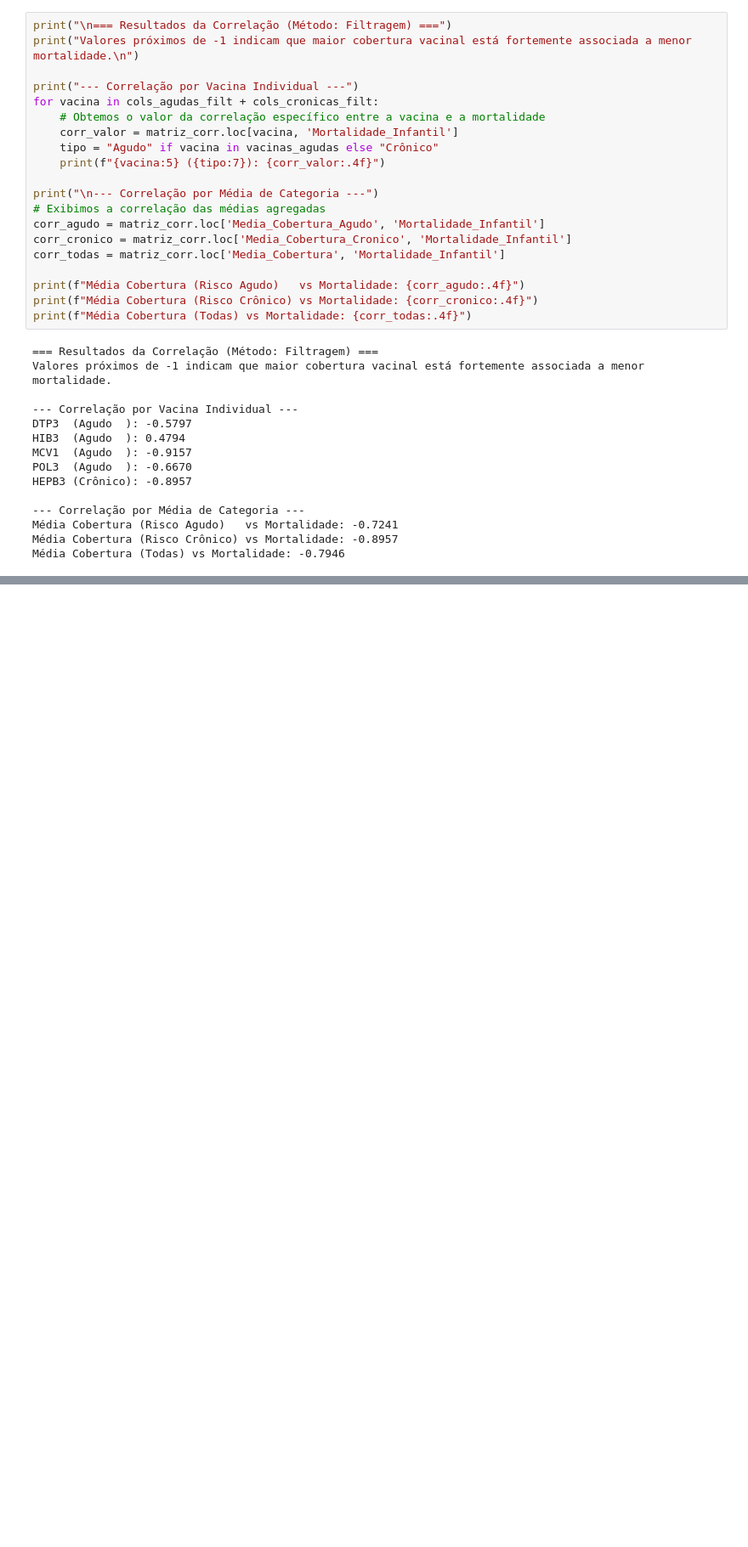
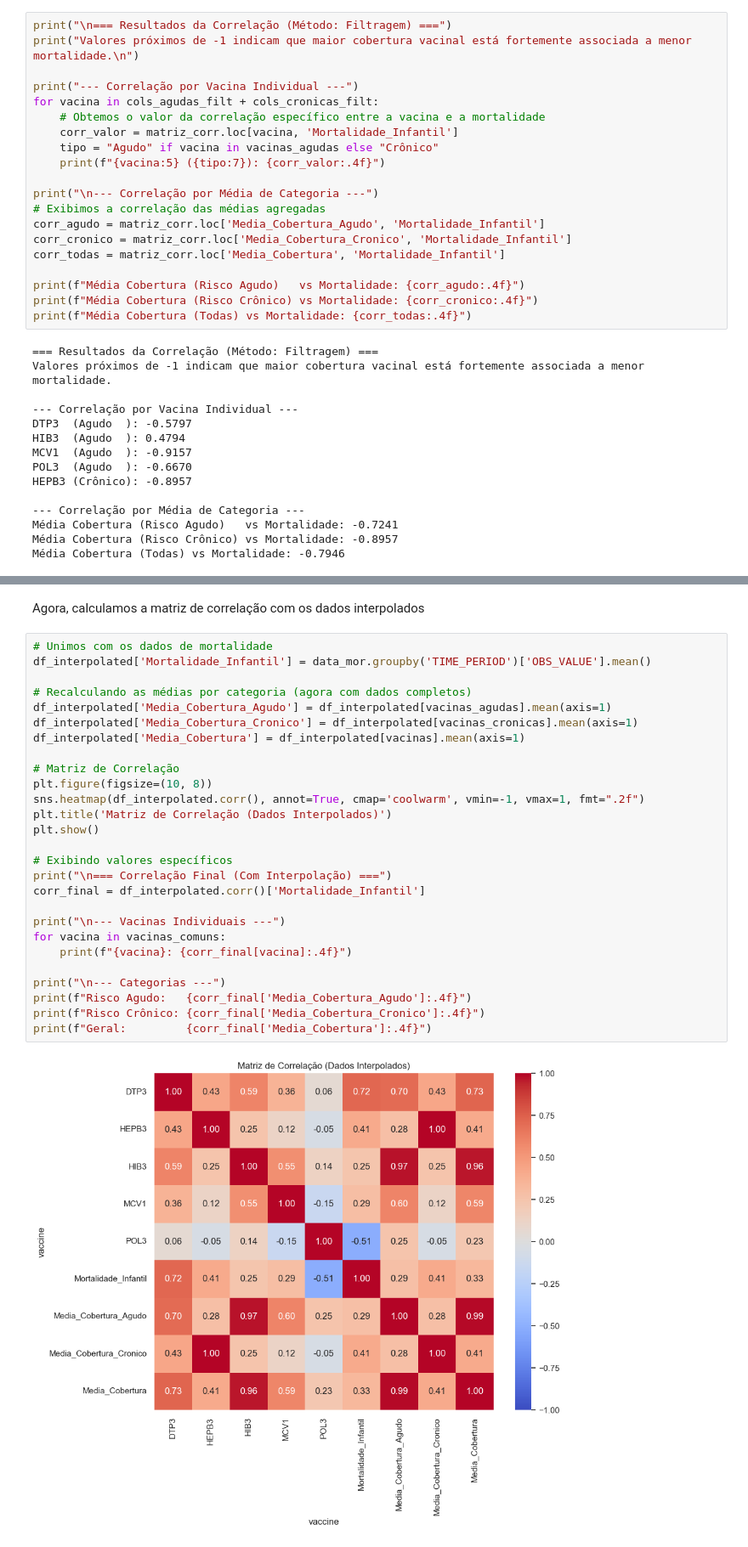
Before and after one commit to delbempedro/introcienciadedados, a Jupyter notebook: projeto/projeto.ipynb, the cells around one changed output, grey strips where cells are left out. Shown at 85% size. Drawn from its saved outputs; the diff is of its cells as text; blank space fills up the shorter version.

```diff
--- a/projeto/projeto.ipynb
+++ b/projeto/projeto.ipynb
@@ -673,0 +821,31 @@ Média Cobertura (Todas) vs Mortalidade: -0.7946
+# %% [markdown]
+Agora, calculamos a matriz de correlação com os dados interpolados
+# %%
+# Unimos com os dados de mortalidade
+df_interpolated['Mortalidade_Infantil'] = data_mor.groupby('TIME_PERIOD')['OBS_VALUE'].mean()
+
+# Recalculando as médias por categoria (agora com dados completos)
+df_interpolated['Media_Cobertura_Agudo'] = df_interpolated[vacinas_agudas].mean(axis=1)
+df_interpolated['Media_Cobertura_Cronico'] = df_interpolated[vacinas_cronicas].mean(axis=1)
+df_interpolated['Media_Cobertura'] = df_interpolated[vacinas].mean(axis=1)
+
+# Matriz de Correlação
+plt.figure(figsize=(10, 8))
+sns.heatmap(df_interpolated.corr(), annot=True, cmap='coolwarm', vmin=-1, vmax=1, fmt=".2f")
+plt.title('Matriz de Correlação (Dados Interpolados)')
+plt.show()
+
+# Exibindo valores específicos
+print("\n=== Correlação Final (Com Interpolação) ===")
+corr_final = df_interpolated.corr()['Mortalidade_Infantil']
+
+print("\n--- Vacinas Individuais ---")
+for vacina in vacinas_comuns:
+    print(f"{vacina}: {corr_final[vacina]:.4f}")
+
+print("\n--- Categorias ---")
+print(f"Risco Agudo:   {corr_final['Media_Cobertura_Agudo']:.4f}")
+print(f"Risco Crônico: {corr_final['Media_Cobertura_Cronico']:.4f}")
+print(f"Geral:         {corr_final['Media_Cobertura']:.4f}")
+# %% [output]
+[figure, added]
```
Also changed, not shown: parts of 54 cells of this notebook.
